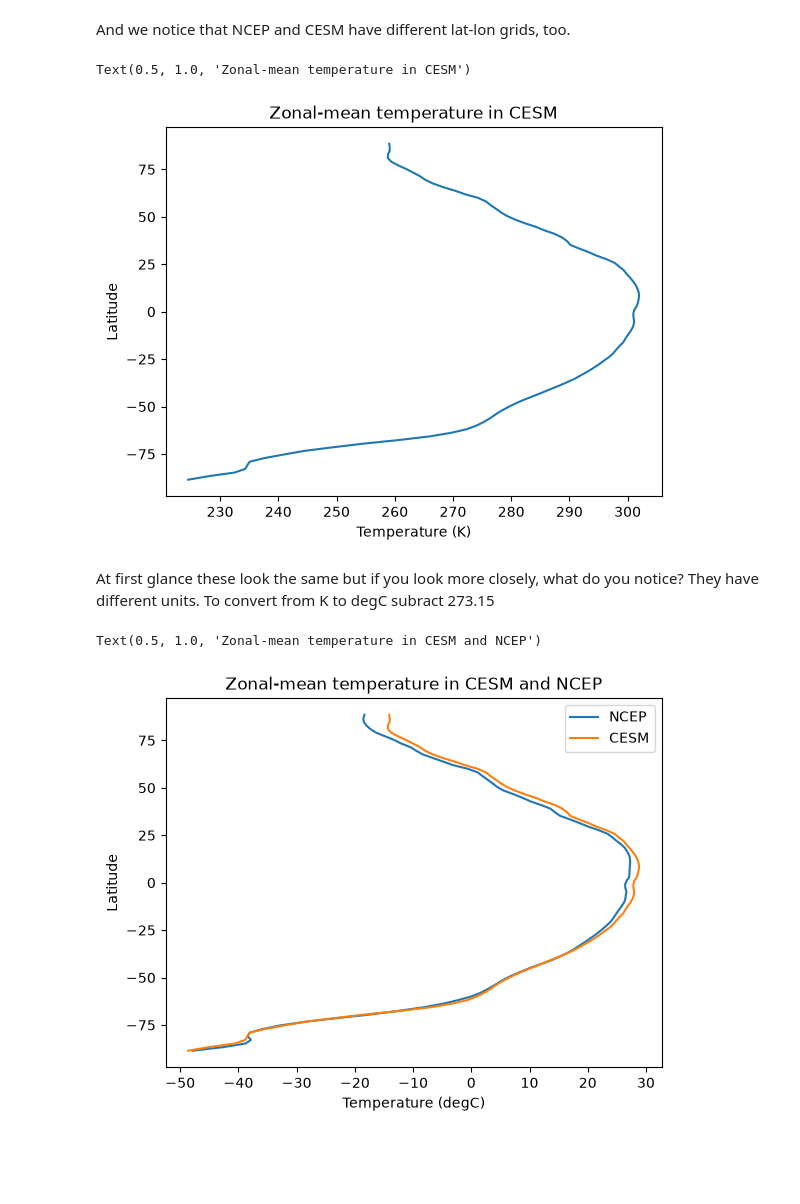
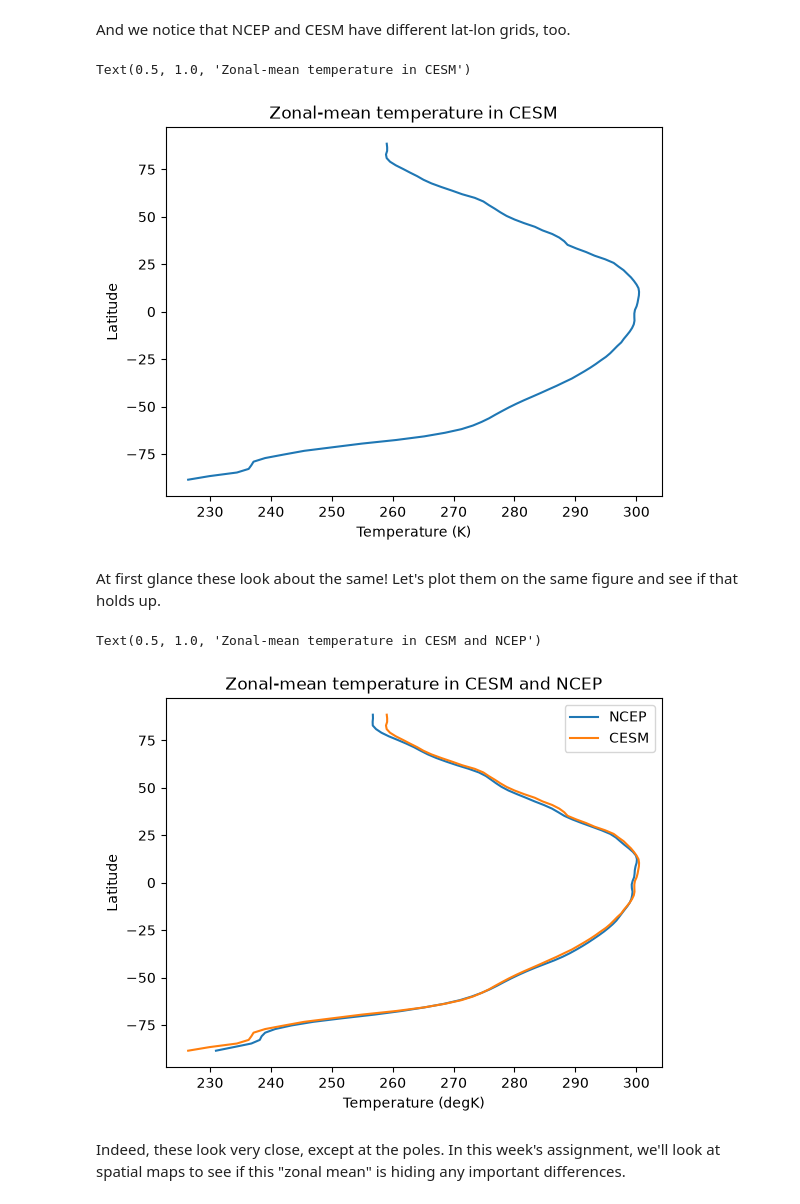
Before and after one commit to margaretduffy/climlab_6030, a Jupyter notebook: courseware_6030/unit_0/climate-data-primer.ipynb, the cells around one changed output. Drawn from its saved outputs; the diff is of its cells as text; code cells hidden in the pictures; blank space fills up the shorter version.

```diff
--- a/courseware_6030/unit_0/climate-data-primer.ipynb
+++ b/courseware_6030/unit_0/climate-data-primer.ipynb
@@ -26,6 +26,6 @@ Let's peek at surface temperature in NCEP reanalysis
 import climlab
 import xarray as xr
 # %%
-ncep_url = "http://www.esrl.noaa.gov/psd/thredds/dodsC/Datasets/ncep.reanalysis.derived/"
-ncep_Ts = xr.open_dataset( ncep_url + "surface_gauss/skt.sfc.mon.1981-2010.ltm.nc", decode_times=False)
+ncep_url = "http://www.esrl.noaa.gov/psd/thredds/dodsC/"
+ncep_T2m = xr.open_dataset(ncep_url + "Datasets/ncep.reanalysis2.derived/LTMs/gaussian_grid/air.2m.mon.ltm.1981-2010.nc", decode_times = False)['air'].isel(level = 0)
 # %%
@@ -99,34 +78,36 @@ What do you notice about the plot? Does it look right to you? How can you tell?
 # %% [markdown]
 Later in this unit we'll meet a climate model, CESM. Let's look at how temperature in a climate model (CESM) compares with renalysis
 # %%
-local_path = '../data/ts_Amon_CESM2_historical_r1i1p1f1_gn_185001-201412.nc'
-cesm_Ts_data = xr.open_dataset(local_path)['ts']
+local_path = '../data/tas_Amon_CESM2_historical_r1i1p1f1_gn_185001-201412.nc'
+cesm_T2m_data = xr.open_dataset(local_path)['tas']
 # %% [markdown]
 Notice that CESM Ts has way more time steps- the NCEP data is a monthly climatology from 1981 to 2010, and the CESM data is monthly data from 1850 to 2014. Let's make the CESM data comparable to the NCEP data.
 # %%
-cesm_Ts_climo = cesm_Ts_data.sel(time = slice('1981-01-01', '2010-12-31')).groupby("time.month").mean("time")
+cesm_T2m_climo = cesm_T2m_data.sel(time = slice('1981-01-01', '2010-12-31')).groupby("time.month").mean("time")
 # %% [markdown]
 And we notice that NCEP and CESM have different lat-lon grids, too.
 # %%
-cesm_Ts = cesm_Ts_climo.interp_like(ncep_Ts)
+cesm_T2m = cesm_T2m_climo.interp_like(ncep_T2m)
 # %%
-plt.plot(cesm_Ts.mean('lon').mean('month'), ncep_Ts['lat'])
-plt.xlabel('Temperature (' + cesm_Ts.units + ')')
+plt.plot(cesm_T2m.mean('lon').mean('month'), ncep_T2m['lat'])
+plt.xlabel('Temperature (' + cesm_T2m.units + ')')
 plt.ylabel('Latitude')
 plt.title('Zonal-mean temperature in CESM')
 # %% [output]
 Text(0.5, 1.0, 'Zonal-mean temperature in CESM')
-[figure, old version]
+[figure, new version]
 # %% [markdown]
-At first glance these look the same but if you look more closely, what do you notice? They have different units. To convert from K to degC subract 273.15
+At first glance these look about the same! Let's plot them on the same figure and see if that holds up.
 # %%
 plt.figure()
-plt.plot(ncep_Ts['skt'].mean('lon').mean('time'), ncep_Ts['lat'], label = 'NCEP')
-plt.plot(cesm_Ts.mean('lon').mean('month') - 273.15, ncep_Ts['lat'], label = 'CESM')
-plt.xlabel('Temperature (' + ncep_Ts['skt'].units + ')')
+plt.plot(ncep_T2m.mean('lon').mean('time'), ncep_T2m['lat'], label = 'NCEP')
+plt.plot(cesm_T2m.mean('lon').mean('month'), ncep_T2m['lat'], label = 'CESM')
+plt.xlabel('Temperature (' + ncep_T2m.units + ')')
 plt.ylabel('Latitude')
 plt.legend()
 plt.title('Zonal-mean temperature in CESM and NCEP')
 # %% [output]
 Text(0.5, 1.0, 'Zonal-mean temperature in CESM and NCEP')
-[figure, old version]
+[figure, new version]
+# %% [markdown]
+Indeed, these look very close, except at the poles. In this week's assignment, we'll look at spatial maps to see if this "zonal mean" is hiding any important differences.
```
Also changed, not shown: parts of 9 cells of this notebook, 9 other files.
